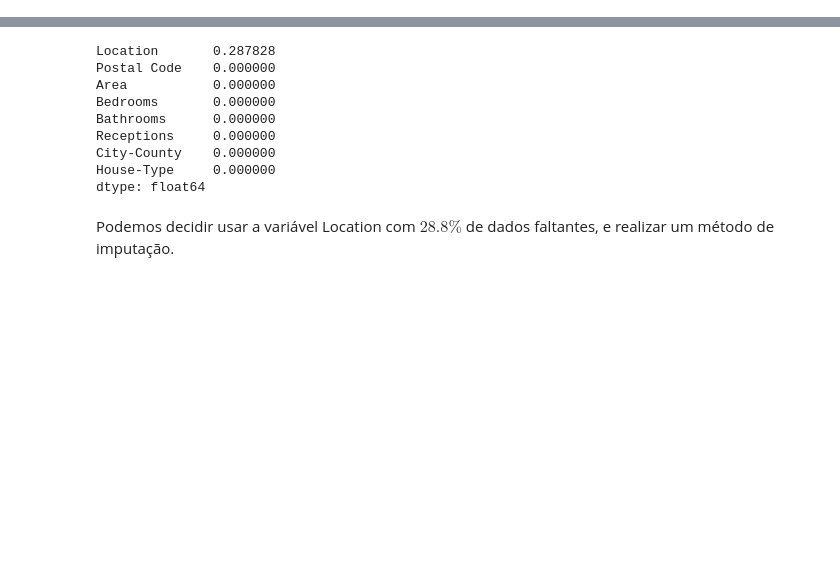
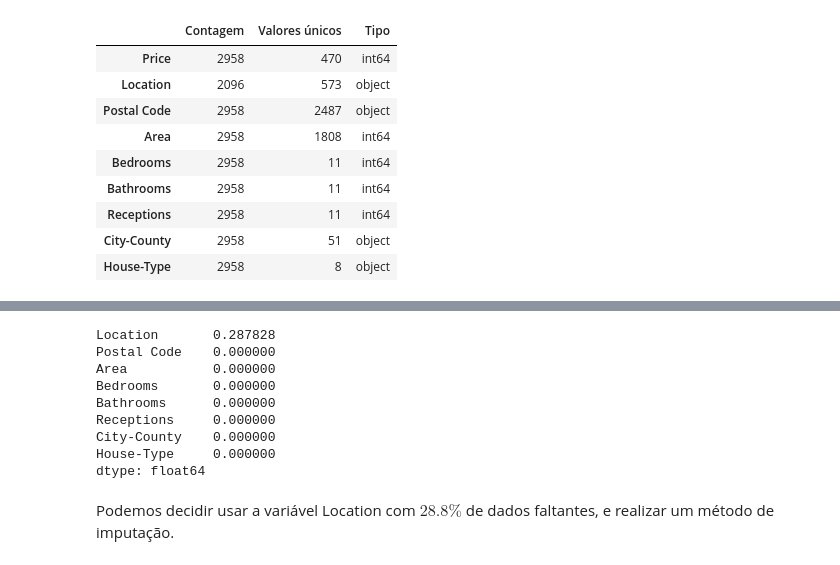
Before and after one commit to kowalks/cmc13-exame, a Jupyter notebook: exame.ipynb, the cells around one changed output, grey strips where cells are left out. Saved outputs shown, nothing was run; the diff lists cells and outputs as text; code cells hidden in the pictures; blank space fills up the shorter version.

```diff
--- a/exame.ipynb
+++ b/exame.ipynb
@@ -89,0 +104,17 @@ dtype: object
+# %%
+pd.DataFrame({
+    'Contagem': data.count(),
+    'Valores únicos': data.nunique(),
+    'Tipo': data.dtypes,
+})
+# %% [output]
+|  | Contagem | Valores únicos | Tipo |
+| Price | 2958 | 470 | int64 |
+| Location | 2096 | 573 | object |
+| Postal Code | 2958 | 2487 | object |
+| Area | 2958 | 1808 | int64 |
+| Bedrooms | 2958 | 11 | int64 |
+| Bathrooms | 2958 | 11 | int64 |
+| Receptions | 2958 | 11 | int64 |
+| City-County | 2958 | 51 | object |
+| House-Type | 2958 | 8 | object |
```
Also changed, not shown: parts of 50 cells of this notebook, 1 other file.
